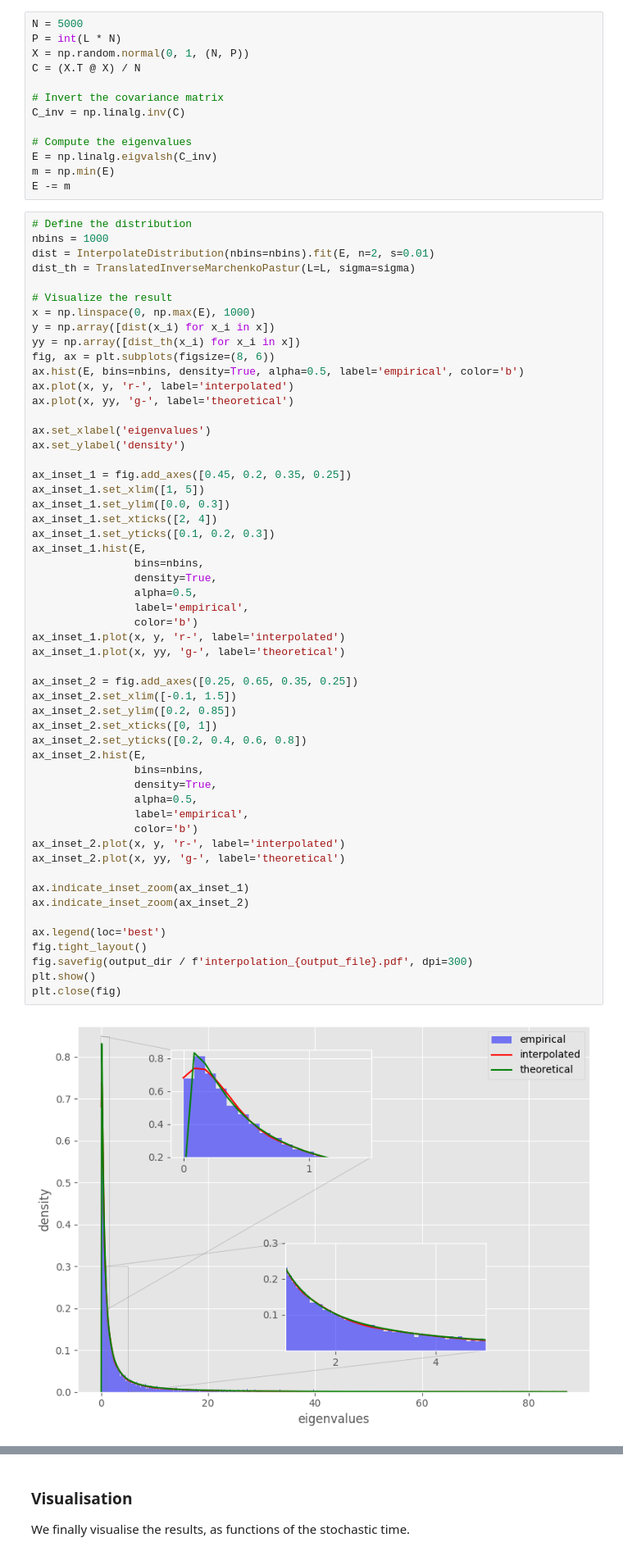
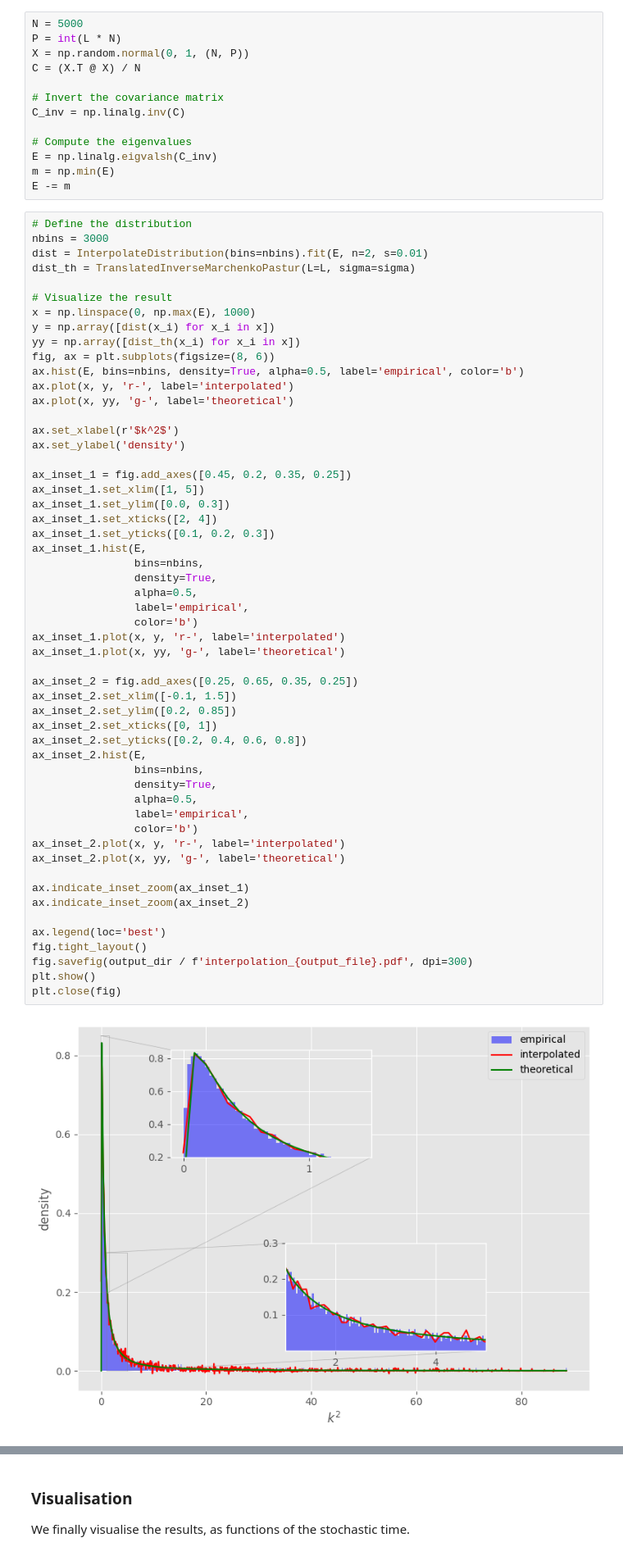
Before and after one commit to thesfinox/stochastic-signal-detection, a Jupyter notebook: sim_empirical.ipynb, the cells around one changed output, grey strips where cells are left out. Shown: that part at 82% size. Drawn from its saved outputs; the diff is of its cells as text.

Commit message:
Notebooks for the exploration of different kind of distributions
Signed-off-by: Riccardo Finotello <riccardo.finotello@cea.fr>

```diff
--- a/sim_empirical.ipynb
+++ b/sim_empirical.ipynb
@@ -64,8 +64,8 @@ m = np.min(E)
 E -= m
 # %%
 # Define the distribution
-nbins = 1000
-dist = InterpolateDistribution(nbins=nbins).fit(E, n=2, s=0.01)
+nbins = 3000
+dist = InterpolateDistribution(bins=nbins).fit(E, n=2, s=0.01)
 dist_th = TranslatedInverseMarchenkoPastur(L=L, sigma=sigma)
 
 # Visualize the result
@@ -77,7 +77,7 @@ ax.hist(E, bins=nbins, density=True, alpha=0.5, label='empirical', color='b')
 ax.plot(x, y, 'r-', label='interpolated')
 ax.plot(x, yy, 'g-', label='theoretical')
 
-ax.set_xlabel('eigenvalues')
+ax.set_xlabel(r'$k^2$')
 ax.set_ylabel('density')
 
 ax_inset_1 = fig.add_axes([0.45, 0.2, 0.35, 0.25])
@@ -90,34 +90,34 @@ ax_inset_1.hist(E,
                 density=True,
                 alpha=0.5,
                 label='empirical',
                 color='b')
 ax_inset_1.plot(x, y, 'r-', label='interpolated')
 ax_inset_1.plot(x, yy, 'g-', label='theoretical')
 
 ax_inset_2 = fig.add_axes([0.25, 0.65, 0.35, 0.25])
 ax_inset_2.set_xlim([-0.1, 1.5])
 ax_inset_2.set_ylim([0.2, 0.85])
 ax_inset_2.set_xticks([0, 1])
 ax_inset_2.set_yticks([0.2, 0.4, 0.6, 0.8])
 ax_inset_2.hist(E,
                 bins=nbins,
                 density=True,
                 alpha=0.5,
                 label='empirical',
                 color='b')
 ax_inset_2.plot(x, y, 'r-', label='interpolated')
 ax_inset_2.plot(x, yy, 'g-', label='theoretical')
 
 ax.indicate_inset_zoom(ax_inset_1)
 ax.indicate_inset_zoom(ax_inset_2)
 
 ax.legend(loc='best')
 fig.tight_layout()
 fig.savefig(output_dir / f'interpolation_{output_file}.pdf', dpi=300)
 plt.show()
 plt.close(fig)
 # %% [output]
-[figure, old version]
+[figure, new version]
 # %%
 # Define the grid
 grid = CartesianGrid(
```
Also changed, not shown: parts of 4 cells of this notebook, 5 other files.
